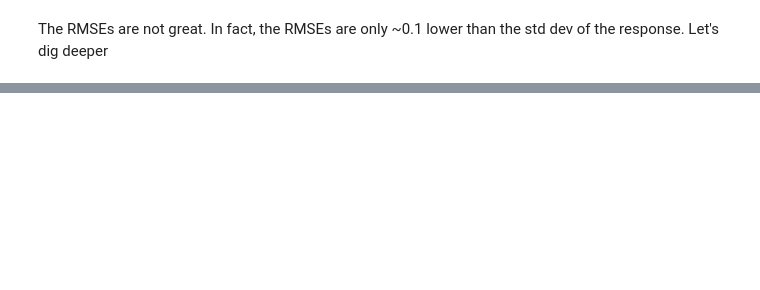
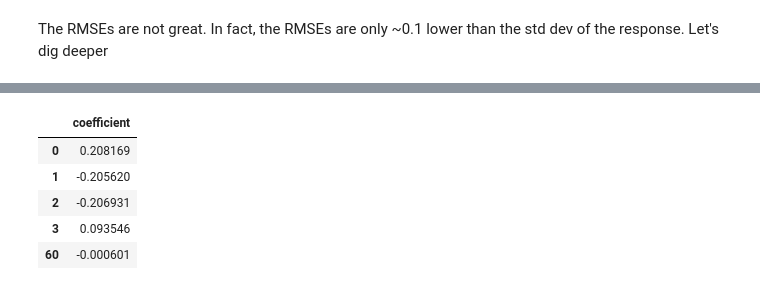
Before and after one commit to stephenleo/HVM-SPC, a Jupyter notebook: modeling.ipynb, the cells around one changed output, grey strips where cells are left out. Cells and saved outputs as stored; diff of their text form; code cells hidden in the pictures; blank space fills up the shorter version.

```diff
--- a/modeling.ipynb
+++ b/modeling.ipynb
@@ -133,0 +168,11 @@ The RMSEs are not great. In fact, the RMSEs are only ~0.1 lower than the std dev
+# %%
+# Find out which features Lasso uses to build the model
+coef = pd.DataFrame(final_pipeline.named_steps['lasso'].coef_, columns=['coefficient'])
+coef[coef['coefficient'] != 0]
+# %% [output]
+|  | coefficient |
+| 0 | 0.208169 |
+| 1 | -0.205620 |
+| 2 | -0.206931 |
+| 3 | 0.093546 |
+| 60 | -0.000601 |
```
Also changed, not shown: parts of 8 cells of this notebook.
